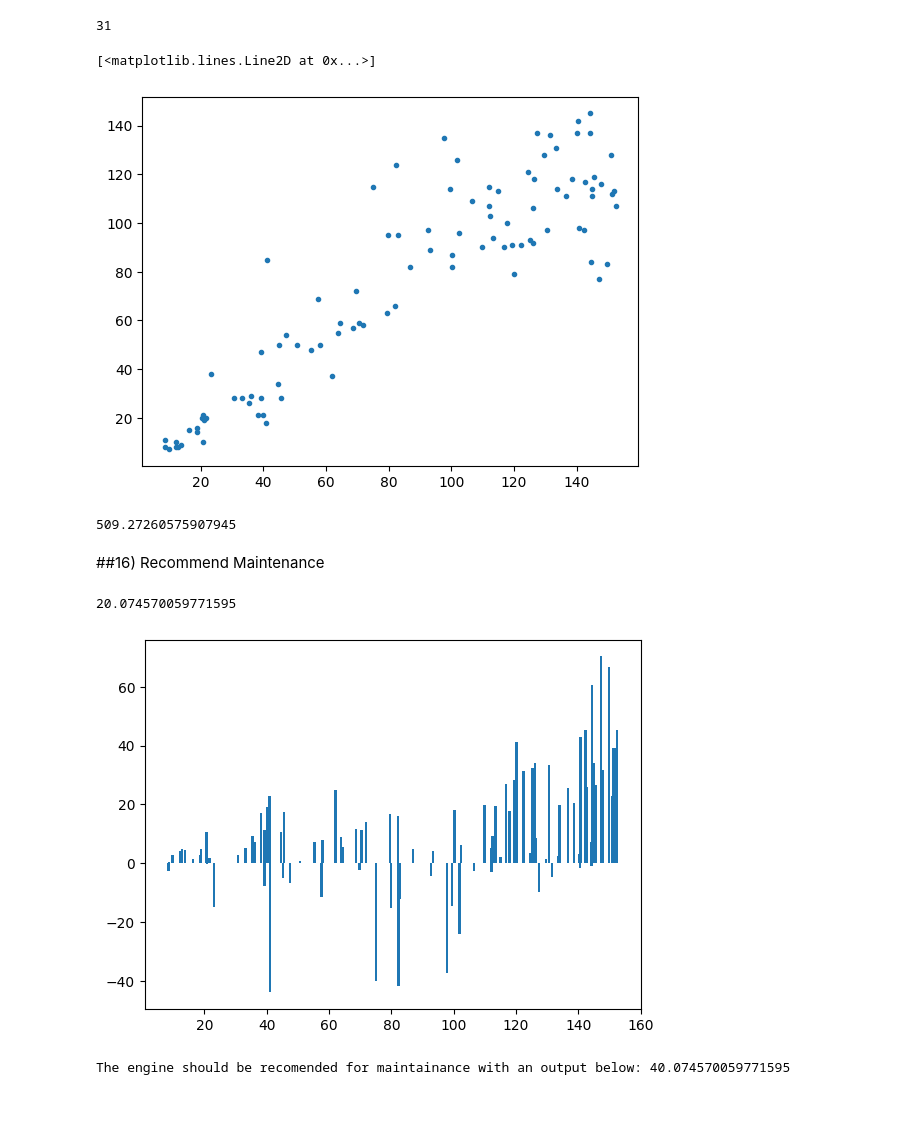
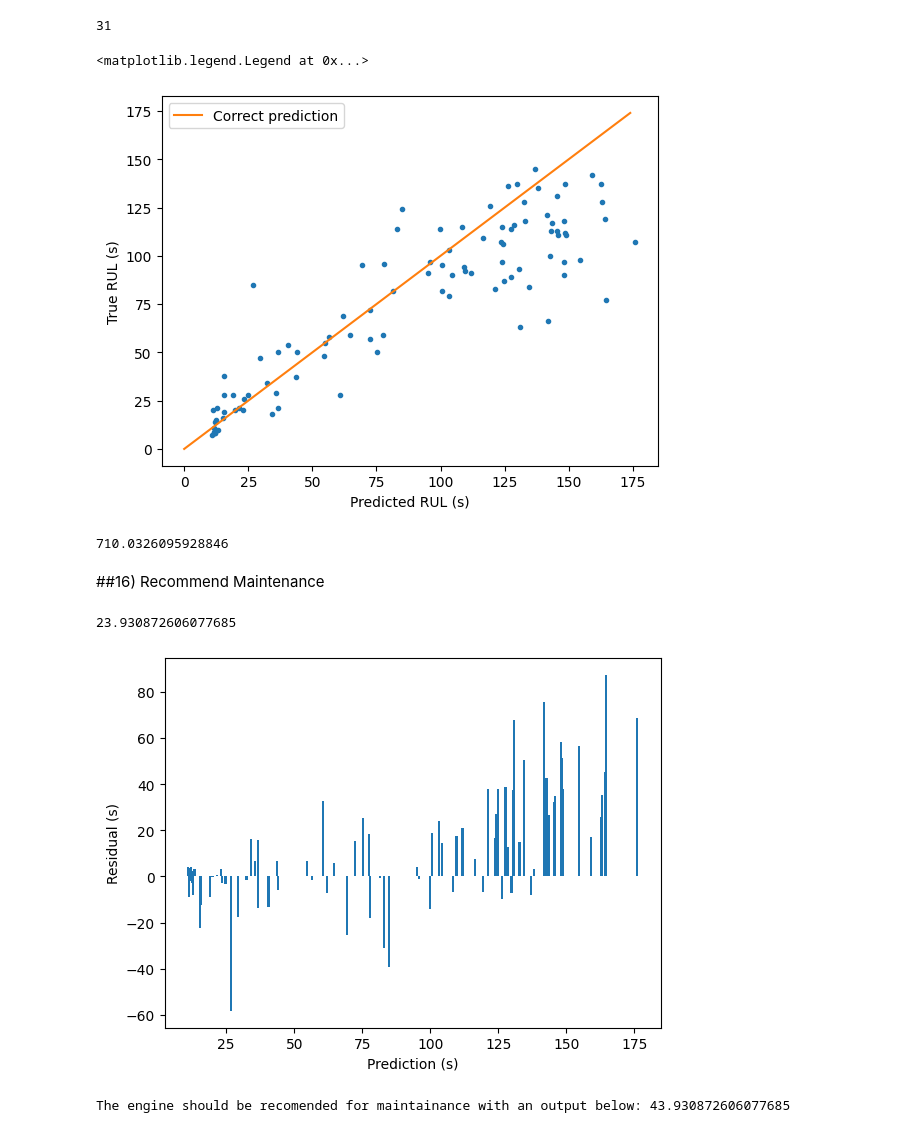
Before and after one commit to Abbta/adlfpae, a Jupyter notebook: Exercise_8_3_RNN_engine_lifetime.ipynb, the cells around one changed output. Drawn from its saved outputs; the diff is of its cells as text; code cells hidden in the pictures; blank space fills up the shorter version.

```diff
--- a/Exercise_8_3_RNN_engine_lifetime.ipynb
+++ b/Exercise_8_3_RNN_engine_lifetime.ipynb
@@ -424,7 +424,7 @@ So for the test data I have choosen to make one sample for every unit. This is b
 ## 13) Define the RNN
 # %%
 #Define the LSTM architecture
-reg=keras.regularizers.L2(l2=0.005)
+reg=keras.regularizers.L2(l2=0.003)
 
 #Feed one time step with 16 values at a time
 #I could change "None" to "n_past" in this case, but it is unclear from
@@ -436,6 +436,7 @@ z=layers.LSTM(32, kernel_regularizer=reg)(z0)
 
 #Some dense layers
 z=layers.Dense(32, activation="relu", kernel_regularizer=reg)(z)
+z=layers.Dropout(0.5)(z)
 z=layers.Dense(16, activation="relu", kernel_regularizer=reg)(z)
 #Reduce to one output which is the RUL of this unit at n_future
 z=layers.Dense(1, activation="linear")(z)
@@ -473,17 +472,17 @@ So I thought that since in this case the regression task is restricted to only p
 #Define callbacks to save the best model during the training
 
 #Options for EarlyStopping, ReduceLROnPlateau and ModelCheckpoint
-c1=keras.callbacks.ReduceLROnPlateau(factor=0.67, patience=3, verbose=1, min_lr=1e-5),
+c1=keras.callbacks.ReduceLROnPlateau(factor=0.90, patience=3, verbose=1, min_lr=1e-5),
 c2=keras.callbacks.EarlyStopping(patience=8, verbose=1)
 c3=keras.callbacks.ModelCheckpoint("best_model.keras", save_best_only=True)
 c4=keras.callbacks.CSVLogger("history_{}.csv".format(model.name))
 
 #Note that this will scramble the data before training
 results = model.fit(trainX_all, trainY_all ,
-    epochs=40,
-    batch_size=200,
+    epochs=30,
+    batch_size=100,
     verbose=1,
     validation_split=0.2,
     shuffle=True,
-    callbacks=[c1,c2,c3, c4])
+    callbacks=[c1,c2, c3, c4])
 # %% [output]
@@ -564,29 +565,36 @@ for unit in range(num_test_units):
 #Plotting the prediction and the true values for each unit
 #Hint: It's easier to compare the true values and the predicted values if you order them in a smart way.
 plt.plot(test_predictions, label_test_array, ".")
+plt.xlabel("Predicted RUL (s)")
+plt.ylabel("True RUL (s)")
+plt.plot(range(175), label="Correct prediction")
+plt.legend()
 # %% [output]
-[<matplotlib.lines.Line2D at 0x...>]
+<matplotlib.legend.Legend at 0x...>
-[figure, old version]
+[figure, new version]
 # %%
 #calculate the MSE of the two arrays
 mse=mean_squared_error(label_test_array, test_predictions)
 print(mse)
 # %% [output]
-509.27260575907945
+710.0326095928846
 # %% [markdown]
 ##16) Recommend Maintenance
 # %%
 #Plotting the residuals in a histogram and determine the standard diviation
 plt.bar(test_predictions, test_predictions-label_test_array)
+plt.xlabel("Prediction (s)")
+plt.ylabel("Residual (s)")
+
 std=np.std(test_predictions-label_test_array)
 print(std)
 # %% [output]
-20.074570059771595
+23.930872606077685
-[figure, old version]
+[figure, new version]
 # %%
 #answer to question 10:
 
 output_for_maint = 20+std
 print(f'The engine should be recomended for maintainance with an output below: {output_for_maint}')
 # %% [output]
-The engine should be recomended for maintainance with an output below: 40.074570059771595
+The engine should be recomended for maintainance with an output below: 43.930872606077685
```
Also changed, not shown: parts of 5 cells of this notebook, 16 other files.
